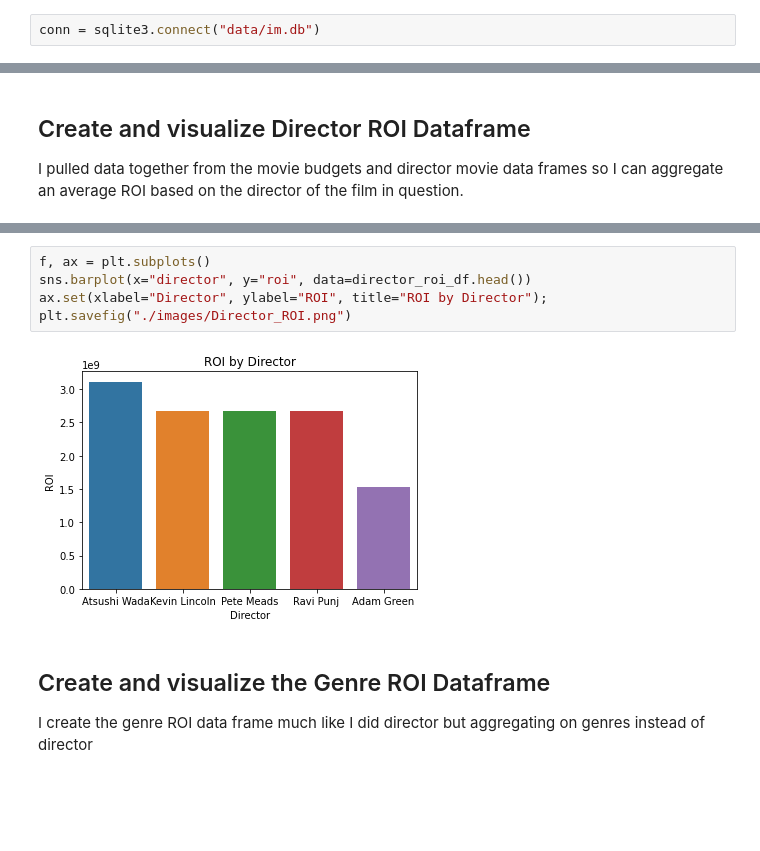
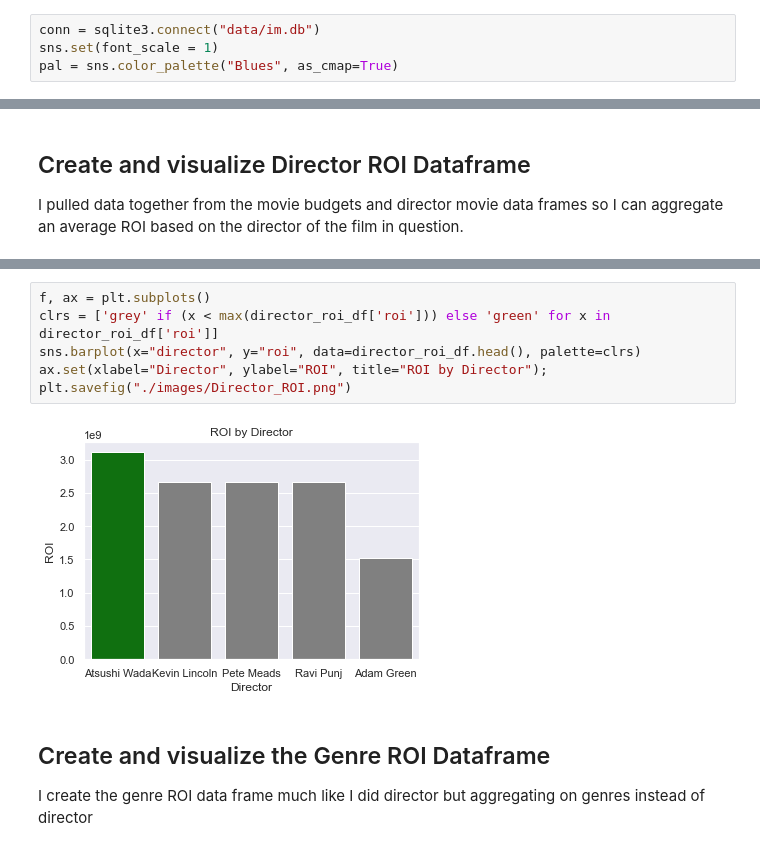
Before and after one commit to sammarder/dsc-phase-1-project-v2-4, a Jupyter notebook: student.ipynb, the cells around one changed output, grey strips where cells are left out. Saved outputs shown, nothing was run; the diff lists cells and outputs as text; blank space fills up the shorter version.

```diff
--- a/student.ipynb
+++ b/student.ipynb
@@ -26,3 +26,5 @@ import matplotlib.pyplot as plt
 %matplotlib inline
 # %%
 conn = sqlite3.connect("data/im.db")
+sns.set(font_scale = 1)
+pal = sns.color_palette("Blues", as_cmap=True)
@@ -146,10 +167,11 @@ director_roi_df.reset_index(inplace=True)
 # %%
 f, ax = plt.subplots()
-sns.barplot(x="director", y="roi", data=director_roi_df.head())
+clrs = ['grey' if (x < max(director_roi_df['roi'])) else 'green' for x in director_roi_df['roi']]
+sns.barplot(x="director", y="roi", data=director_roi_df.head(), palette=clrs)
 ax.set(xlabel="Director", ylabel="ROI", title="ROI by Director");
 plt.savefig("./images/Director_ROI.png")
 # %% [output]
-[figure, old version]
+[figure, new version]
 # %% [markdown]
 ## Create and visualize the Genre ROI Dataframe
 I create the genre ROI data frame much like I did director but aggregating on genres instead of director
```
Also changed, not shown: parts of 8 cells of this notebook, 5 other files.
